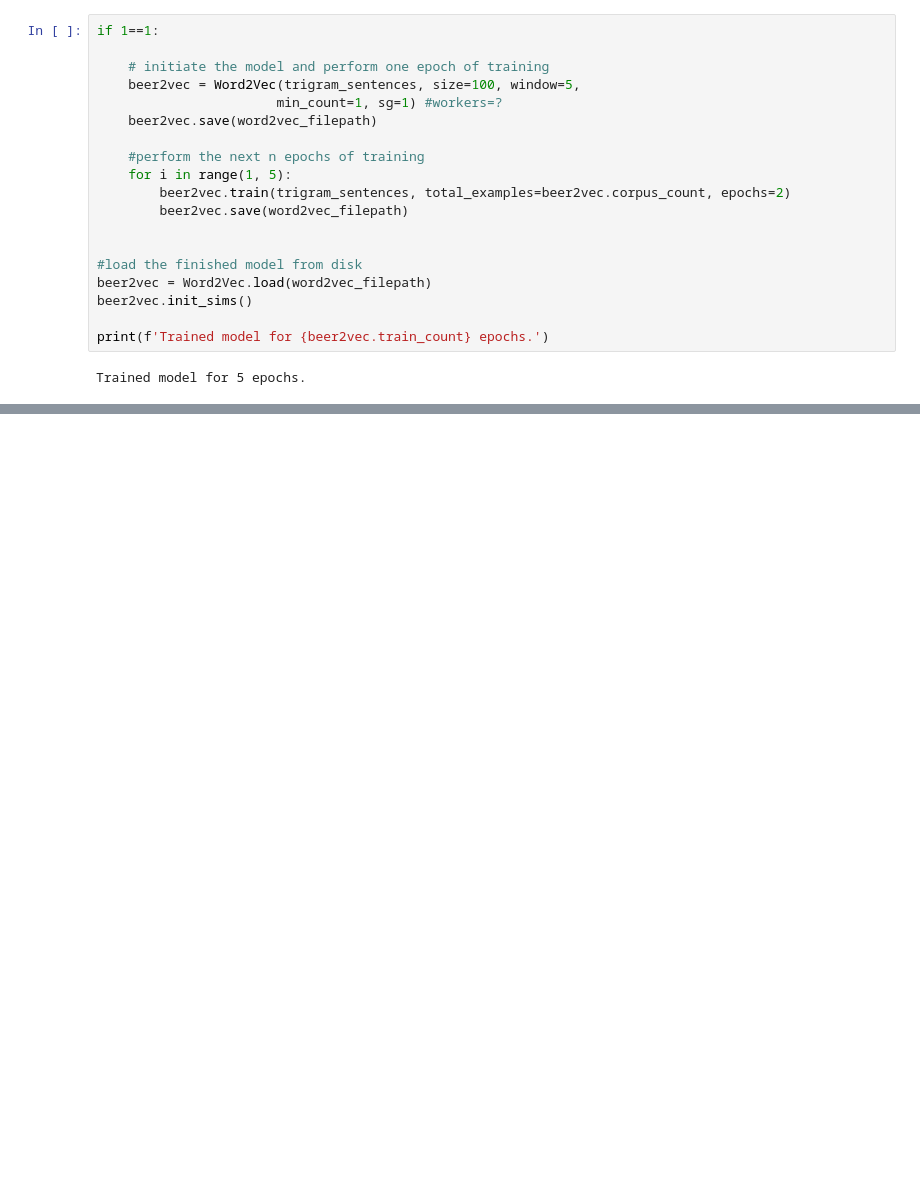
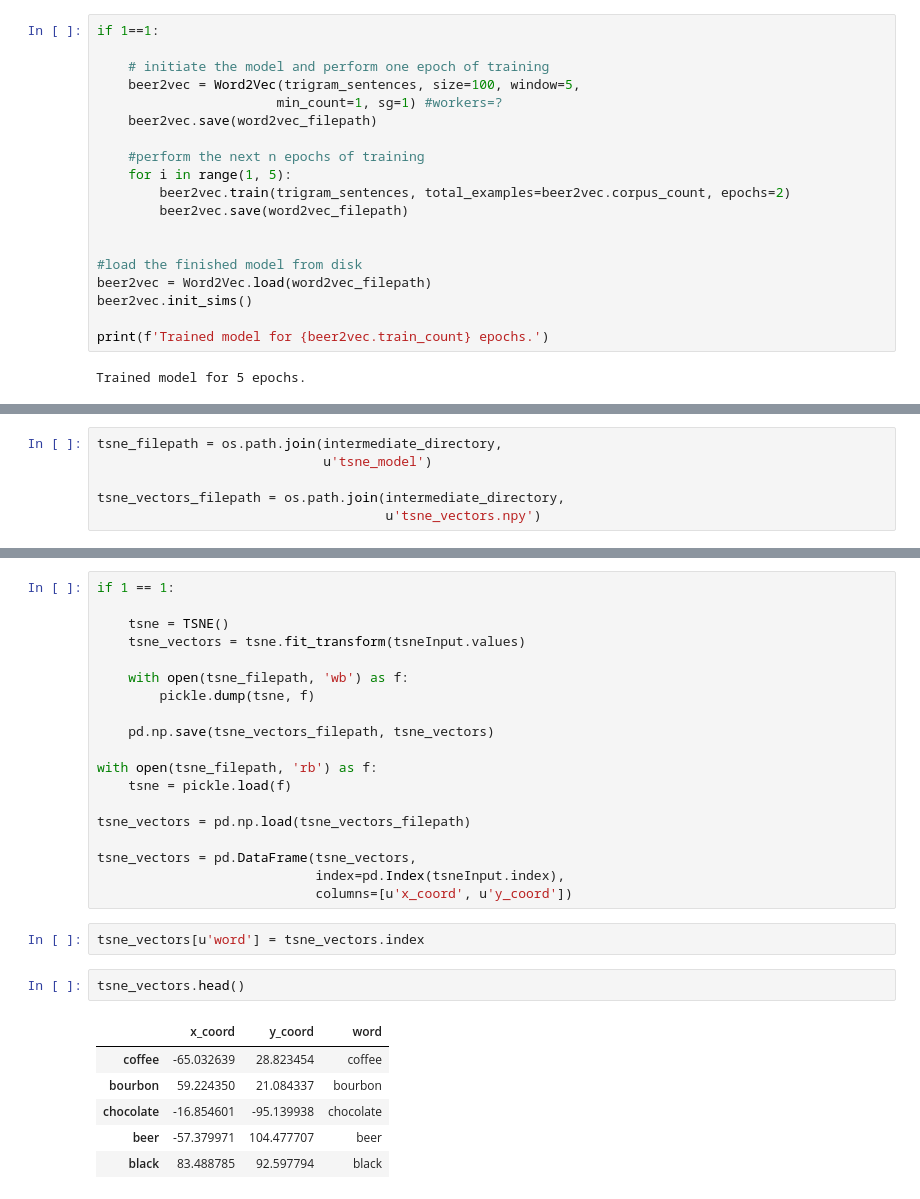
Before and after one commit to jtzupan/pivo_recommender, a Jupyter notebook: Pivo_NLP.ipynb, the cells around one changed output, grey strips where cells are left out. Cells and saved outputs as stored; diff of their text form; blank space fills up the shorter version.

```diff
--- a/Pivo_NLP.ipynb
+++ b/Pivo_NLP.ipynb
@@ -307,0 +362,6 @@ word_vectors.head(10)
+# %%
+tsne_filepath = os.path.join(intermediate_directory,
+                             u'tsne_model')
+
+tsne_vectors_filepath = os.path.join(intermediate_directory,
+                                     u'tsne_vectors.npy')
@@ -307,0 +374,30 @@ word_vectors.head(10)
+# %%
+if 1 == 1:
+
+    tsne = TSNE()
+    tsne_vectors = tsne.fit_transform(tsneInput.values)
+
+    with open(tsne_filepath, 'wb') as f:
+        pickle.dump(tsne, f)
+
+    pd.np.save(tsne_vectors_filepath, tsne_vectors)
+
+with open(tsne_filepath, 'rb') as f:
+    tsne = pickle.load(f)
+
+tsne_vectors = pd.np.load(tsne_vectors_filepath)
+
+tsne_vectors = pd.DataFrame(tsne_vectors,
+                            index=pd.Index(tsneInput.index),
+                            columns=[u'x_coord', u'y_coord'])
+# %%
+tsne_vectors[u'word'] = tsne_vectors.index
+# %%
+tsne_vectors.head()
+# %% [output]
+|  | x_coord | y_coord | word |
+| coffee | -65.032639 | 28.823454 | coffee |
+| bourbon | 59.224350 | 21.084337 | bourbon |
+| chocolate | -16.854601 | -95.139938 | chocolate |
+| beer | -57.379971 | 104.477707 | beer |
+| black | 83.488785 | 92.597794 | black |
```
Also changed, not shown: parts of 18 cells of this notebook, 6 other files.
